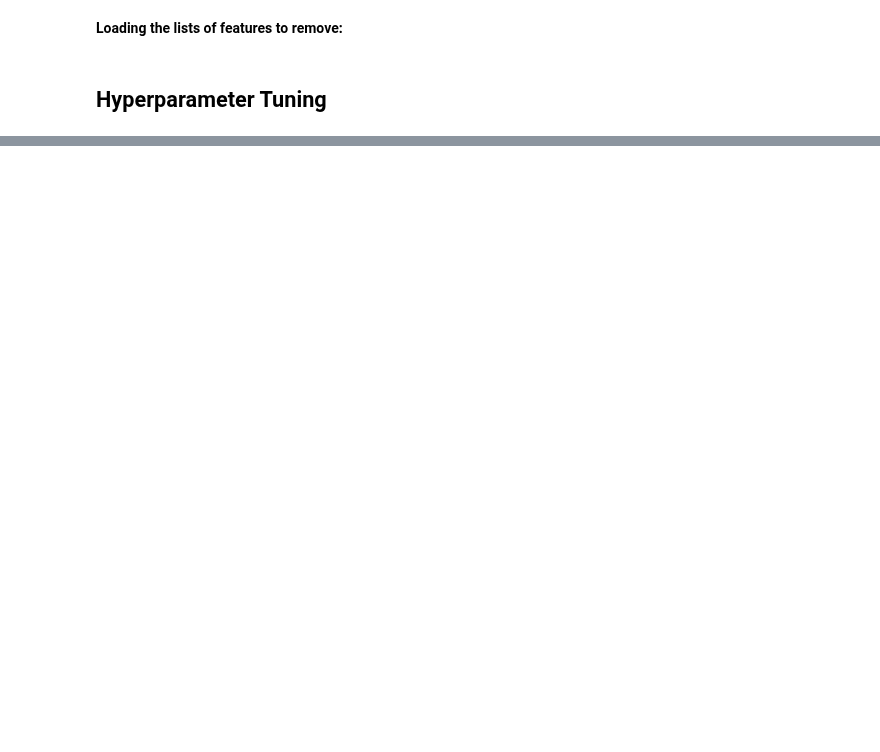
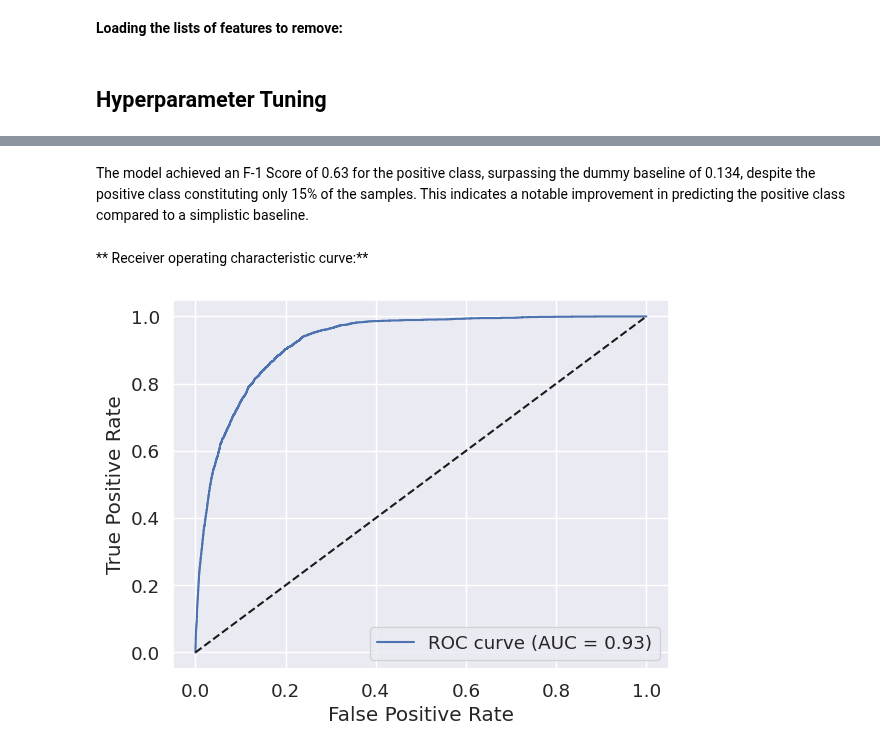
Before and after one commit to gediminas-skvarnavicius/home-credit-group-ml, a Jupyter notebook: model_2_credit_limit.ipynb, the cells around one changed output, grey strips where cells are left out. Cells and saved outputs as stored; diff of their text form; code cells hidden in the pictures; blank space fills up the shorter version.

```diff
--- a/model_2_credit_limit.ipynb
+++ b/model_2_credit_limit.ipynb
@@ -103,16 +115,18 @@ full_pipeline = Pipeline([("preprocess", preprocessing), ("model", sampler_model
 # %% [markdown]
 **Running Boruta SHAP with different strictness and saving lists of bad features:**
 # %%
-feature_removal_list=[]
-for i in [20,40,60,80,100]:
-    model_for_selection_high_reg=LGBMClassifier(verbose=-1,random_state=1,num_leaves=100)
-    selector=BorutaShap(importance_measure='shap',model=model_for_selection_high_reg,percentile=i)
+feature_removal_list = []
+for i in [20, 40, 60, 80, 100]:
+    model_for_selection_high_reg = LGBMClassifier(
+        verbose=-1, random_state=1, num_leaves=100
+    )
+    selector = BorutaShap(
+        importance_measure="shap", model=model_for_selection_high_reg, percentile=i
+    )
     selector.fit(
-        full_pipeline["preprocess"]
-        .fit_transform(X_train, y_train)
-        .to_pandas(),
+        full_pipeline["preprocess"].fit_transform(X_train, y_train).to_pandas(),
         y_train.to_pandas(),
     )
     feature_removal_list.append(copy.deepcopy(selector.features_to_remove.tolist()))
-joblib.dump(feature_removal_list,'temp/model_2_feature_removal.joblib')
+joblib.dump(feature_removal_list, "temp/model_2_feature_removal.joblib")
 # %% [output]
@@ -125,0 +189,2 @@ feature_removal_list=joblib.load("temp/model_2_feature_removal.joblib")
+# %%
+model = joblib.load("temp/model_2_tuned_model.joblib")
@@ -125,0 +224,5 @@ feature_removal_list=joblib.load("temp/model_2_feature_removal.joblib")
+# %%
+model.pipeline.fit(X_train, y_train)
+predictions = model.pipeline.predict(X_test)
+predictions_proba = model.pipeline.predict_proba(X_test)[:, 1]
+print(classification_report(y_test, predictions))
@@ -125,0 +238,9 @@ feature_removal_list=joblib.load("temp/model_2_feature_removal.joblib")
+# %% [markdown]
+The model achieved an F-1 Score of 0.63 for the positive class, surpassing the dummy baseline of 0.134, despite the positive class constituting only 15% of the samples. This indicates a notable improvement in predicting the positive class compared to a simplistic baseline.
+# %% [markdown]
+** Receiver operating characteristic curve:**
+# %%
+eda.plot_roc_curve(y_test, predictions_proba)
+plt.show()
+# %% [output]
+[figure, added]
```
Also changed, not shown: parts of 23 cells of this notebook, 20 other files.
